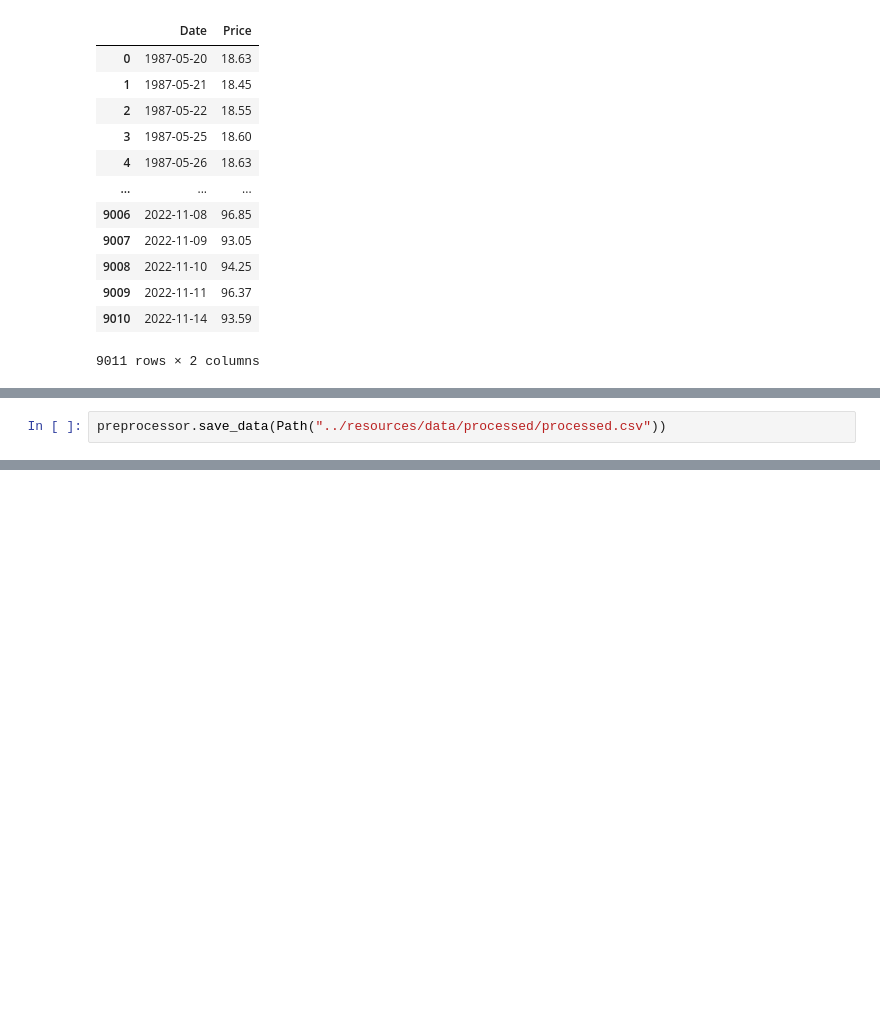
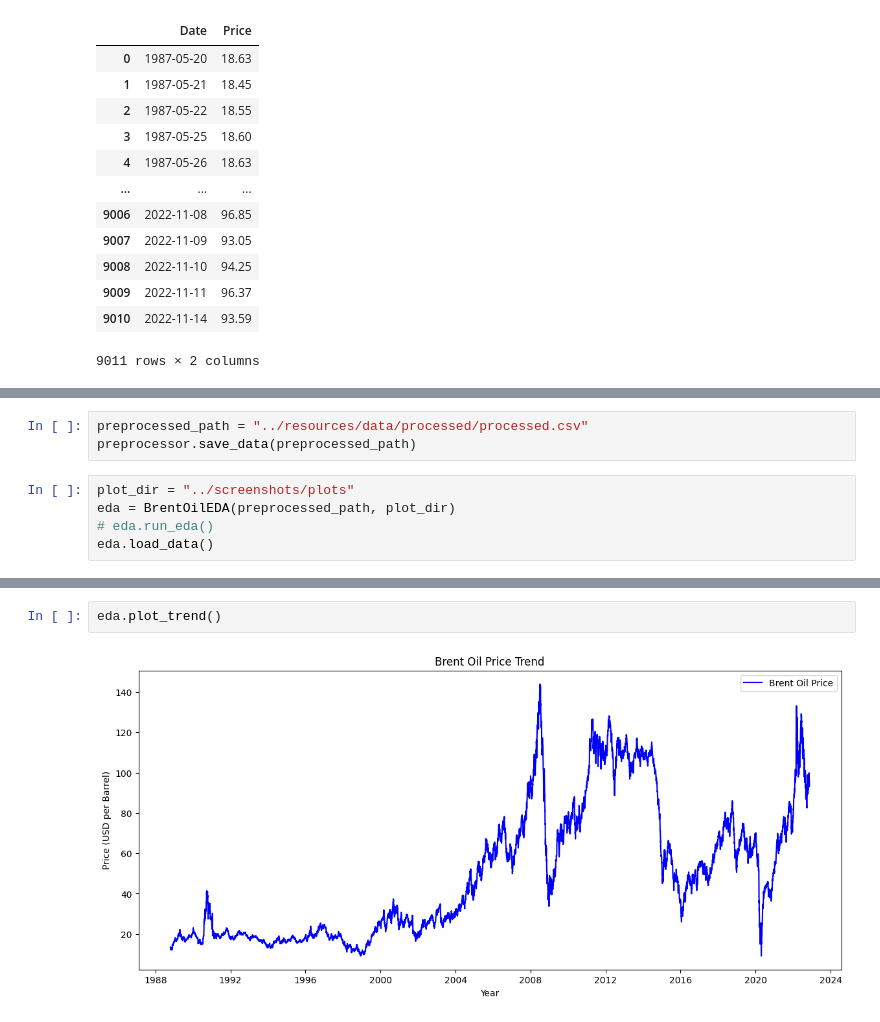
Before and after one commit to Khayo-7/10Academy-Kifiya-Week-10, a Jupyter notebook: notebooks/initial_EDA.ipynb, the cells around one changed output, grey strips where cells are left out. Saved outputs shown, nothing was run; the diff lists cells and outputs as text; blank space fills up the shorter version.

```diff
--- a/notebooks/initial_EDA.ipynb
+++ b/notebooks/initial_EDA.ipynb
@@ -167,2 +165,8 @@ preprocessor.get_data()
 # %%
-preprocessor.save_data(Path("../resources/data/processed/processed.csv"))
+preprocessed_path = "../resources/data/processed/processed.csv"
+preprocessor.save_data(preprocessed_path)
+# %%
+plot_dir = "../screenshots/plots"
+eda = BrentOilEDA(preprocessed_path, plot_dir)
+# eda.run_eda()
+eda.load_data()
@@ -168,0 +195,4 @@ preprocessor.save_data(Path("../resources/data/processed/processed.csv"))
+# %%
+eda.plot_trend()
+# %% [output]
+[figure, added]
```
Also changed, not shown: parts of 19 cells of this notebook, 22 other files.
